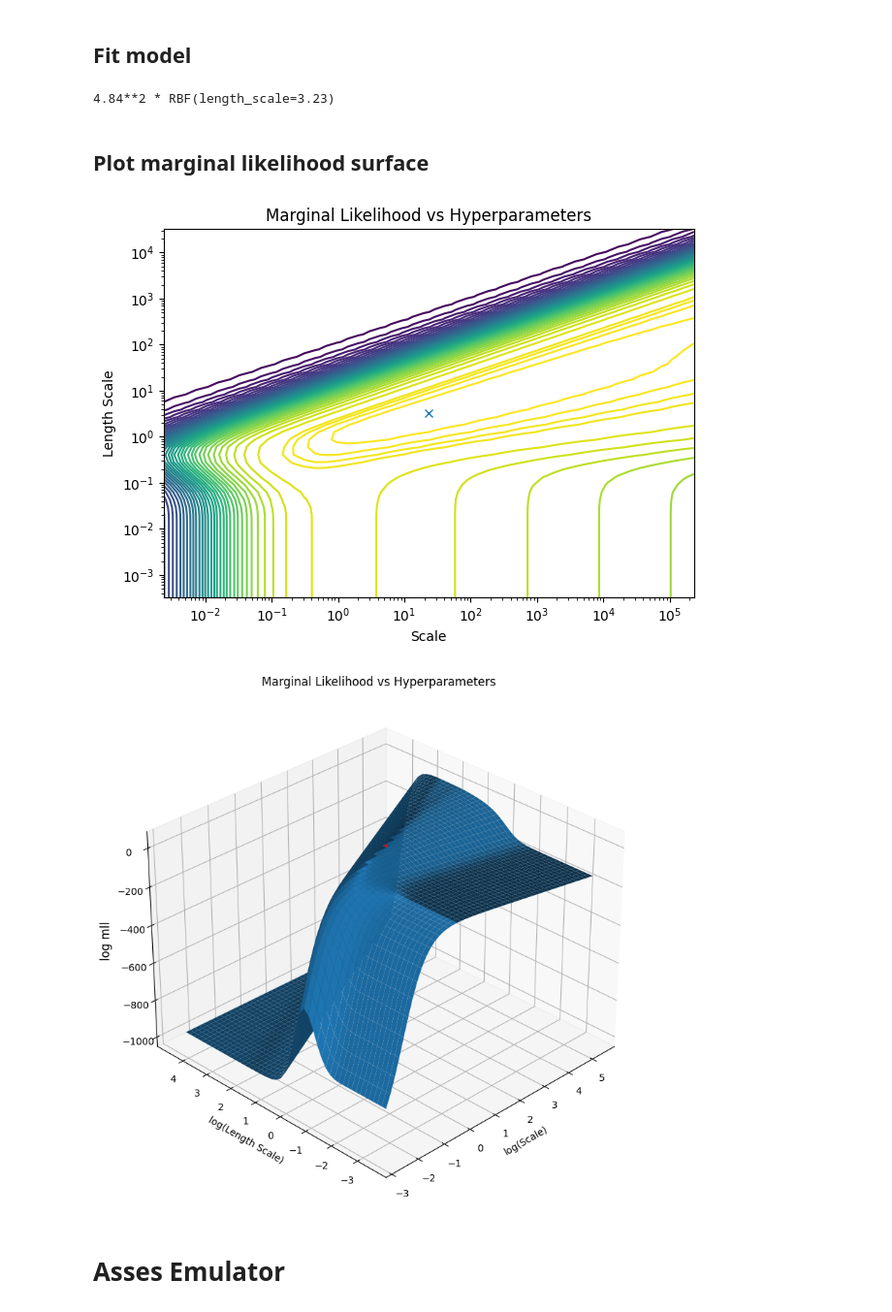
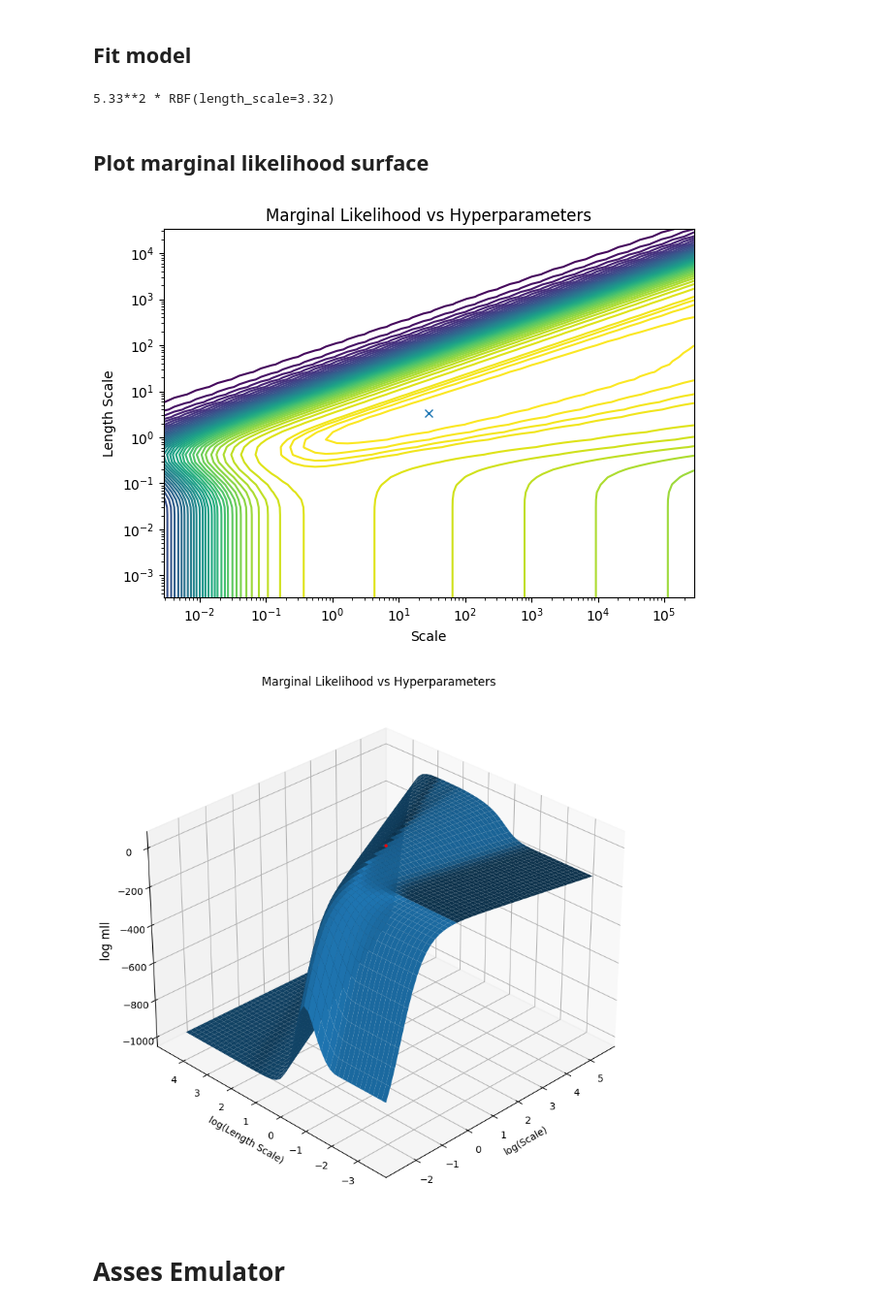
Before and after one commit to brianschubert/scratch-emulator, a Jupyter notebook: notebooks/aug22-single-wl.ipynb, the cells around one changed output. Shown: that part at 97% size. Cells and saved outputs as stored; diff of their text form; code cells hidden in the pictures.

```diff
--- a/notebooks/aug22-single-wl.ipynb
+++ b/notebooks/aug22-single-wl.ipynb
@@ -39,7 +40,7 @@ NUM_SAMPLES: Final = 20
 
 # Draw LHS samples.
 rng = np.random.default_rng(2023_08_21)
-lhs_sampler = sci_qmc.LatinHypercube(d=2, seed=rng)
+lhs_sampler = sci_qmc.LatinHypercube(d=3, seed=rng)
 raw_samples = lhs_sampler.random(NUM_SAMPLES)
 
 # Draw Poisson disk samples
@@ -50,6 +51,7 @@ raw_samples = lhs_sampler.random(NUM_SAMPLES)
 # Rescale LHS samples to parameter ranges.
 ozone_samples = unit2range(raw_samples[:, 0], *OZONE_RANGE)
 water_samples = unit2range(raw_samples[:, 1], *WATER_RANGE)
+# aot_samples = unit2range(raw_samples[:, 1], *AOT_RANGE)
 # %% [markdown]
 ## Plot atmosphere input samples
 # %%
@@ -151,9 +172,12 @@ x_train.shape=(20, 2), y_train.shape=(20, 1)
 # %% [markdown]
 ## Create GP model
 # %%
-kernel = 1.0 * sklearn_gp.kernels.RBF()  # + sklearn_gp.kernels.WhiteKernel()
+kernel = 1.0 * sklearn_gp.kernels.RBF() # + sklearn_gp.kernels.WhiteKernel()
 gaussian_process = sklearn_gp.GaussianProcessRegressor(
-    kernel=kernel, n_restarts_optimizer=20, alpha=1e-2,
+    kernel=kernel,
+    n_restarts_optimizer=20,
+    alpha=1e-2,
+    # alpha=1,
     # Normalize targets to zero means, unit variance.
     normalize_y=True,
 )
@@ -162,7 +186,7 @@ pipeline = sklearn.pipeline.Pipeline(
     [
         # Rescale input features to [0, 1].
         ("scale", sklearn_pre.MinMaxScaler()),
-        ("gp", gaussian_process)
+        ("gp", gaussian_process),
     ]
 )
 display(pipeline)
@@ -182,7 +206,7 @@ Pipeline(steps=[('scale', MinMaxScaler()),
 pipeline.fit(x_train, y_train)
 display(pipeline.named_steps["gp"].kernel_)
 # %% [output]
-4.84**2 * RBF(length_scale=3.23)
+5.33**2 * RBF(length_scale=3.32)
 # %% [markdown]
 ## Plot marginal likelihood surface
 # %%
@@ -208,40 +232,52 @@ for scale, length, out in np.nditer(
 fig, ax = plt.subplots()
 
 ax.set_xscale("log")
 ax.set_yscale("log")
 # Pick contour levels. Increase level density near max to better show peaks.
 peak_switch = np.percentile(log_marginal_likelihoods, 85)
 levels = np.hstack(
     (
         np.linspace(log_marginal_likelihoods.min(), peak_switch, 40)[:-1],
         np.linspace(peak_switch, log_marginal_likelihoods.max(), 5),
     )
 )
 # levels = 30
-art = ax.contour(np.exp(mesh_scale), np.exp(mesh_length), log_marginal_likelihoods, levels)
+art = ax.contour(
+    np.exp(mesh_scale), np.exp(mesh_length), log_marginal_likelihoods, levels
+)
 ax.plot(*np.exp(fit_theta), "x")
 ax.set_xlabel("Scale")
 ax.set_ylabel("Length Scale")
 ax.set_title("Marginal Likelihood vs Hyperparameters")
 fig.tight_layout()
 
-fig, ax = plt.subplots(subplot_kw={"projection": "3d"}, figsize=(8,8))
-ax.computed_zorder = False # Prevent surface from hiding point, https://stackoverflow.com/q/51241367/11082165
+fig, ax = plt.subplots(subplot_kw={"projection": "3d"}, figsize=(8, 8))
+ax.computed_zorder = False  # Prevent surface from hiding point, https://stackoverflow.com/q/51241367/11082165
 ax.view_init(elev=30, azim=-135)
 zlims = ax.get_zlim()
-ax.scatter([fit_theta[0] / np.log(10)], [fit_theta[1]/ np.log(10)], [gaussian_process.log_marginal_likelihood(fit_theta)], c="r", s=5, zorder=2)
+ax.scatter(
+    [fit_theta[0] / np.log(10)],
+    [fit_theta[1] / np.log(10)],
+    [gaussian_process.log_marginal_likelihood(fit_theta)],
+    c="r",
+    s=5,
+    zorder=2,
+)
 ax.plot_surface(
-    mesh_scale/ np.log(10), mesh_length/ np.log(10), log_marginal_likelihoods, zorder=1
+    mesh_scale / np.log(10),
+    mesh_length / np.log(10),
+    log_marginal_likelihoods,
+    zorder=1,
 )
 
 ax.set_xlabel("log(Scale)")
 ax.set_ylabel("log(Length Scale)")
 fig.supylabel("log mll")
 ax.set_title("Marginal Likelihood vs Hyperparameters")
 fig.tight_layout()
 # %% [output]
-[figure, old version]
+[figure, new version]
-[figure, old version]
+[figure, new version]
 # %% [markdown]
 # Asses Emulator
 # %% [markdown]
```
Also changed, not shown: parts of 7 cells of this notebook.
